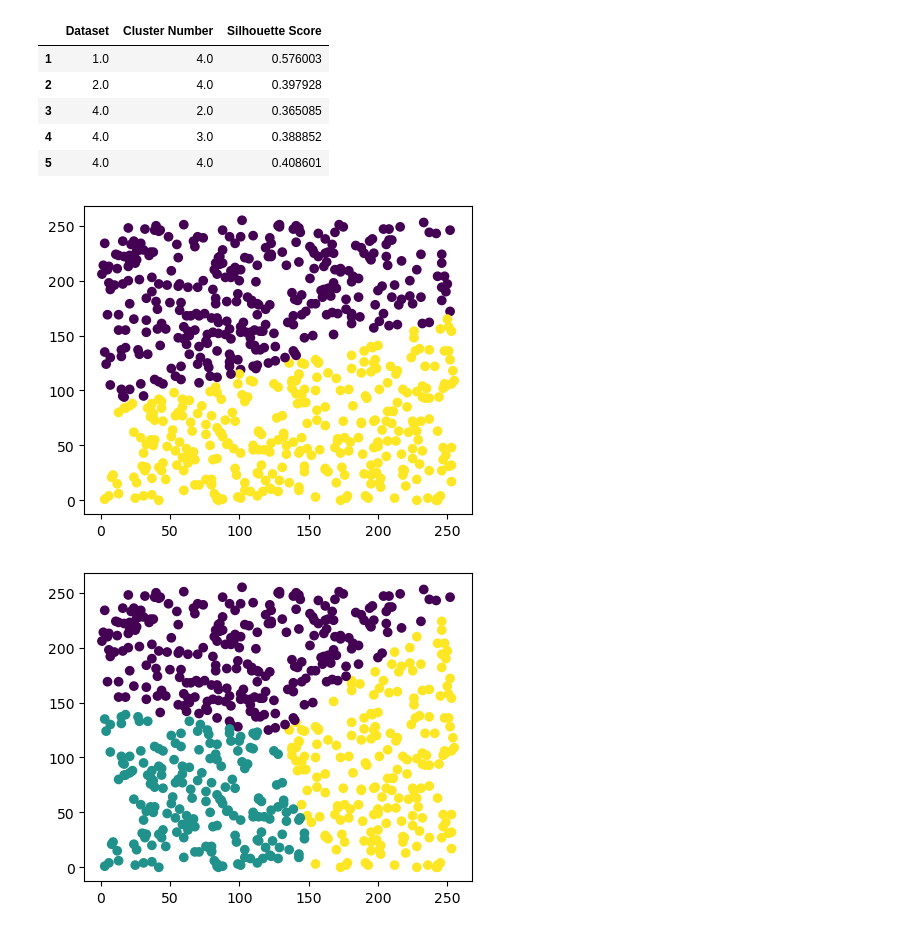
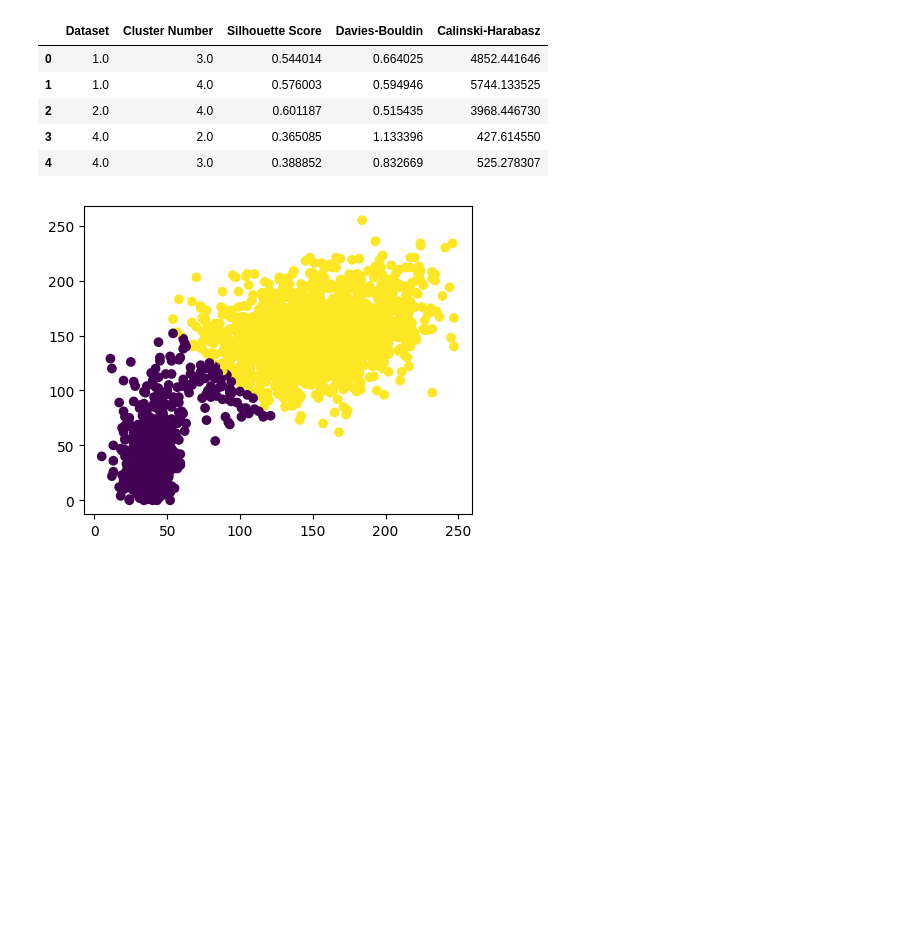
Before and after one commit to michaelzwartz/Unsupervised-ML, a Jupyter notebook: Sem2/VAT/clustering.ipynb, the cells around one changed output. Cells and saved outputs as stored; diff of their text form; code cells hidden in the pictures; blank space fills up the shorter version.

Commit message:
ran 3 validity tests

```diff
--- a/Sem2/VAT/clustering.ipynb
+++ b/Sem2/VAT/clustering.ipynb
@@ -73,12 +185,14 @@ silhouette_scores.head()
 # %%
-name = ['X2_4']
-dataset_num = 2
-num_clusters = 4
+name = ['X4_2']
+dataset_num = 7
+num_clusters = 2
 
 for data in name:
     data, labels = fuzzy_cluster(datasets[dataset_num], num_clusters, 1.7)
-    silhouette_scores.loc[len(silhouette_scores.index)] = [dataset_num, num_clusters,metrics.silhouette_score(data, labels, metric='euclidean')]
+    validity_scores.loc[len(validity_scores.index)] = [dataset_num, num_clusters,
+        metrics.silhouette_score(data, labels, metric='euclidean'), metrics.davies_bouldin_score(data, labels),
+        metrics.calinski_harabasz_score(data, labels)]
     num_clusters = num_clusters + 1
 
-silhouette_scores.head()
+validity_scores.head()
 # %% [output]
@@ -90,11 +206,13 @@ silhouette_scores.head()
 # %%
-name = ['X3_2']
-dataset_num = 3
+name = ['X8_2']
+dataset_num = 8
 num_clusters = 2
 
 for data in name:
     data, labels = fuzzy_cluster(datasets[dataset_num], num_clusters, 1.7)
-    silhouette_scores.loc[len(silhouette_scores.index)] = [dataset_num, num_clusters,metrics.silhouette_score(data, labels, metric='euclidean')]
+    validity_scores.loc[len(validity_scores.index)] = [dataset_num, num_clusters,
+        metrics.silhouette_score(data, labels, metric='euclidean'), metrics.davies_bouldin_score(data, labels),
+        metrics.calinski_harabasz_score(data, labels)]
     num_clusters = num_clusters + 1
 
-silhouette_scores.tail()
+validity_scores.head()
@@ -100,0 +227,13 @@ silhouette_scores.tail()
+# %%
+name = ['X9_2', 'X9_3']
+dataset_num = 9
+num_clusters = 2
+
+for data in name:
+    data, labels = fuzzy_cluster(datasets[dataset_num], num_clusters, 1.7)
+    validity_scores.loc[len(validity_scores.index)] = [dataset_num, num_clusters,
+        metrics.silhouette_score(data, labels, metric='euclidean'), metrics.davies_bouldin_score(data, labels),
+        metrics.calinski_harabasz_score(data, labels)]
+    num_clusters = num_clusters + 1
+
+validity_scores.head()
@@ -101,20 +249,21 @@ silhouette_scores.tail()
 # %%
-name = ['X4_2', 'X4_3', 'X4_5']
-dataset_num = 4
+name = ['X10_2']
+dataset_num = 10
 num_clusters = 2
 
 for data in name:
     data, labels = fuzzy_cluster(datasets[dataset_num], num_clusters, 1.7)
-    silhouette_scores.loc[len(silhouette_scores.index)] = [dataset_num, num_clusters,metrics.silhouette_score(data, labels, metric='euclidean')]
+    validity_scores.loc[len(validity_scores.index)] = [dataset_num, num_clusters,
+        metrics.silhouette_score(data, labels, metric='euclidean'), metrics.davies_bouldin_score(data, labels),
+        metrics.calinski_harabasz_score(data, labels)]
     num_clusters = num_clusters + 1
 
-silhouette_scores.tail()
+validity_scores.head()
 # %% [output]
-|  | Dataset | Cluster Number | Silhouette Score |
-| 1 | 1.0 | 4.0 | 0.576003 |
-| 2 | 2.0 | 4.0 | 0.397928 |
-| 3 | 4.0 | 2.0 | 0.365085 |
-| 4 | 4.0 | 3.0 | 0.388852 |
-| 5 | 4.0 | 4.0 | 0.408601 |
+|  | Dataset | Cluster Number | Silhouette Score | Davies-Bouldin | Calinski-Harabasz |
+| 0 | 1.0 | 3.0 | 0.544014 | 0.664025 | 4852.441646 |
+| 1 | 1.0 | 4.0 | 0.576003 | 0.594946 | 5744.133525 |
+| 2 | 2.0 | 4.0 | 0.601187 | 0.515435 | 3968.446730 |
+| 3 | 4.0 | 2.0 | 0.365085 | 1.133396 | 427.614550 |
+| 4 | 4.0 | 3.0 | 0.388852 | 0.832669 | 525.278307 |
-[figure, old version]
+[figure, new version]
-[figure, removed]
```
Also changed, not shown: parts of 22 cells of this notebook.
